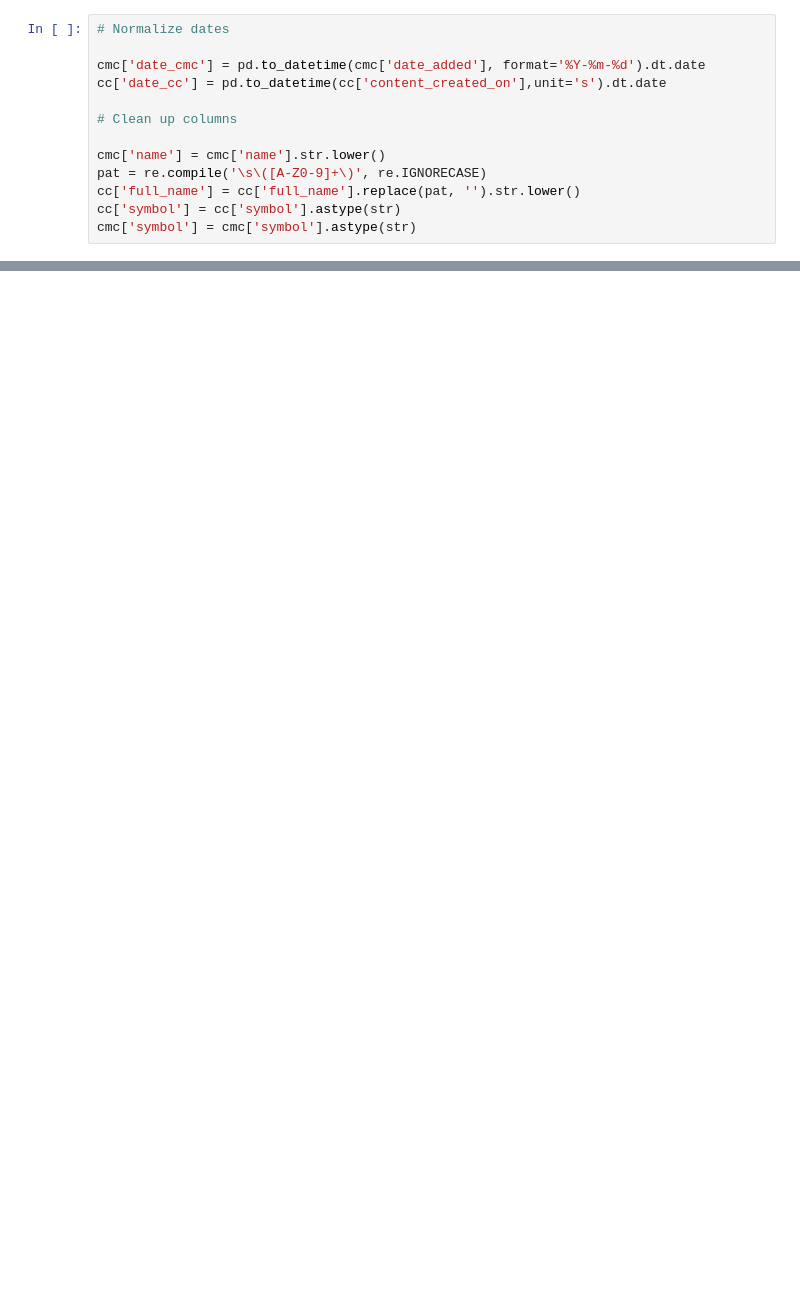
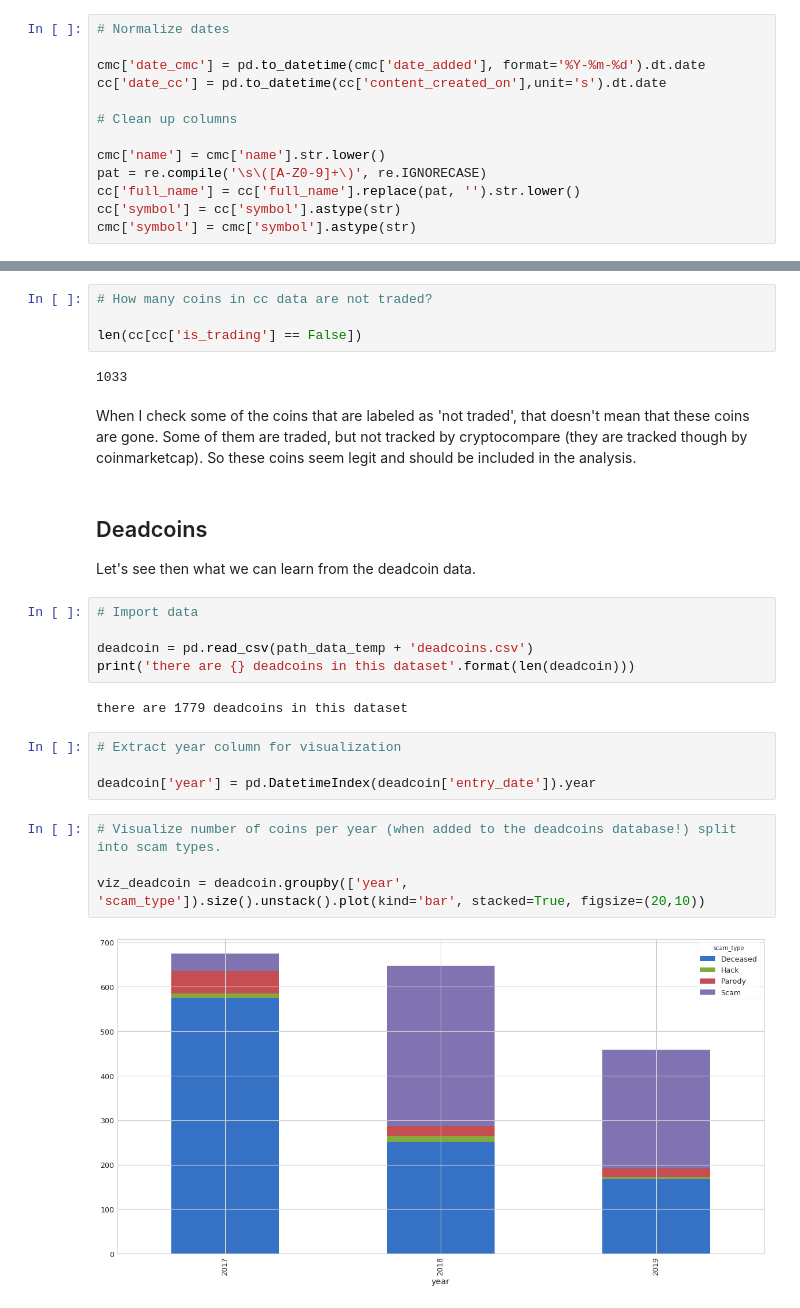
Before and after one commit to decorrespondent/bitcoin, a Jupyter notebook: src/notebooks/market/crypto_statistics.ipynb, the cells around one changed output, grey strips where cells are left out. Drawn from its saved outputs; the diff is of its cells as text; blank space fills up the shorter version.

```diff
--- a/src/notebooks/market/crypto_statistics.ipynb
+++ b/src/notebooks/market/crypto_statistics.ipynb
@@ -313,0 +399,30 @@ viz2
+# %%
+# How many coins in cc data are not traded?
+
+len(cc[cc['is_trading'] == False])
+# %% [output]
+1033
+# %% [markdown]
+When I check some of the coins that are labeled as 'not traded', that doesn't mean that these coins are gone. Some of them are traded, but not tracked by cryptocompare (they are tracked though by coinmarketcap). So these coins seem legit and should be included in the analysis.
+# %% [markdown]
+## Deadcoins
+<a id="deadcoins"></a>
+
+Let's see then what we can learn from the deadcoin data.
+# %%
+# Import data
+
+deadcoin = pd.read_csv(path_data_temp + 'deadcoins.csv')
+print('there are {} deadcoins in this dataset'.format(len(deadcoin)))
+# %% [output]
+there are 1779 deadcoins in this dataset
+# %%
+# Extract year column for visualization
+
+deadcoin['year'] = pd.DatetimeIndex(deadcoin['entry_date']).year
+# %%
+# Visualize number of coins per year (when added to the deadcoins database!) split into scam types.
+
+viz_deadcoin = deadcoin.groupby(['year', 'scam_type']).size().unstack().plot(kind='bar', stacked=True, figsize=(20,10))
+# %% [output]
+[figure, added]
```
Also changed, not shown: parts of 52 cells of this notebook, 1 other file.
